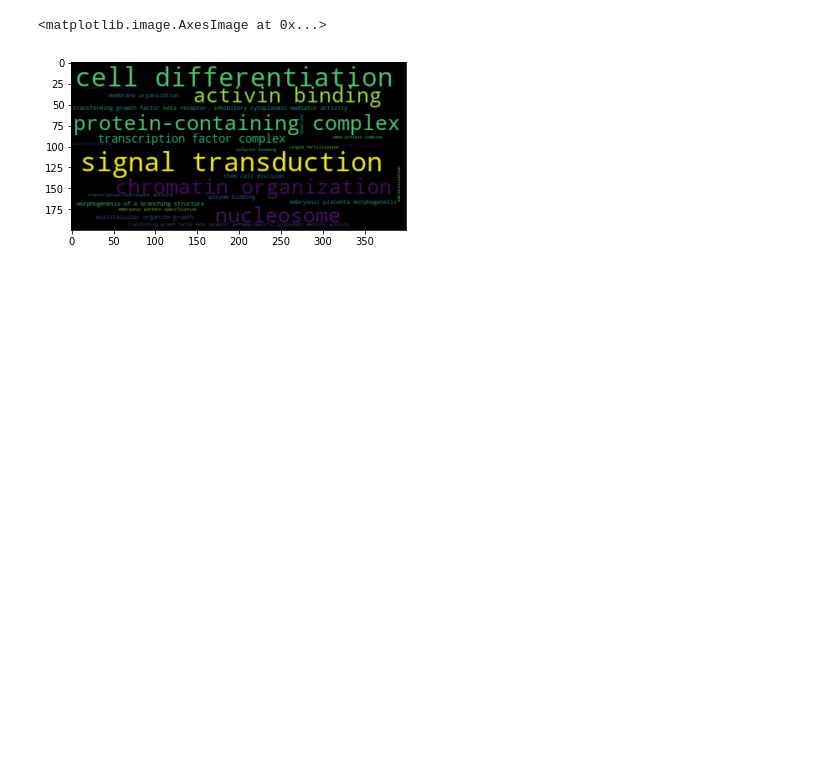
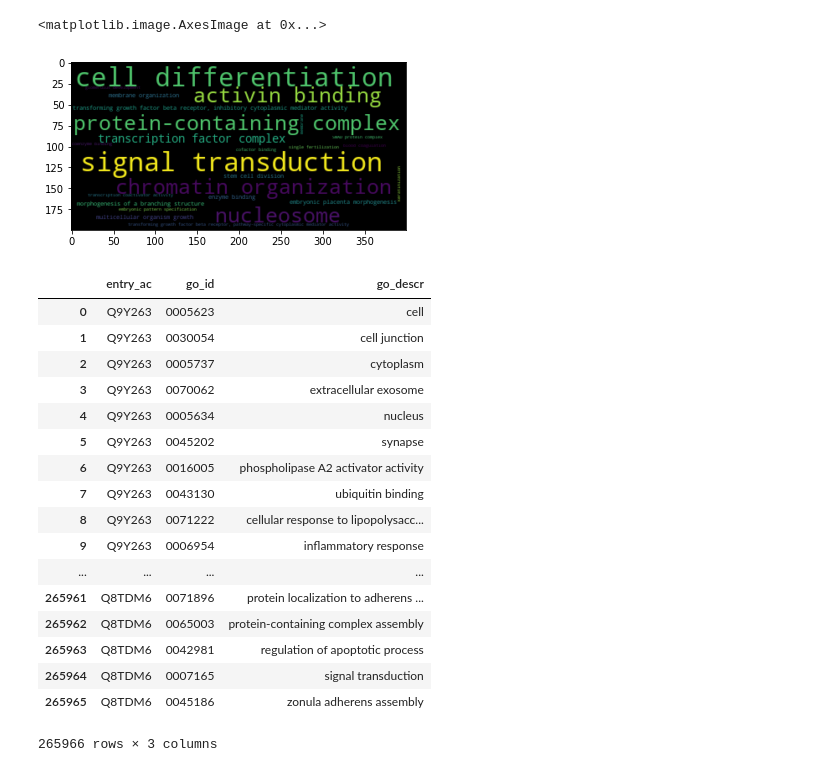
Before and after one commit to damiclem/proteincake, a Jupyter notebook: Helping function (temp).ipynb, the cells around one changed output. Saved outputs shown, nothing was run; the diff lists cells and outputs as text; code cells hidden in the pictures; blank space fills up the shorter version.

```diff
--- a/Helping function (temp).ipynb
+++ b/Helping function (temp).ipynb
@@ -802,3 +804,24 @@ Try using .loc[row_indexer,col_indexer] = value instead
 See the caveats in the documentation: https://pandas.pydata.org/pandas-docs/stable/user_guide/indexing.html#returning-a-view-versus-a-copy
 <matplotlib.image.AxesImage at 0x...>
 [figure]
+# %%
+ds_gene_ontology
+# %% [output]
+|  | entry_ac | go_id | go_descr |
+| 0 | Q9Y263 | 0005623 | cell |
+| 1 | Q9Y263 | 0030054 | cell junction |
+| 2 | Q9Y263 | 0005737 | cytoplasm |
+| 3 | Q9Y263 | 0070062 | extracellular exosome |
+| 4 | Q9Y263 | 0005634 | nucleus |
+| 5 | Q9Y263 | 0045202 | synapse |
+| 6 | Q9Y263 | 0016005 | phospholipase A2 activator activity |
+| 7 | Q9Y263 | 0043130 | ubiquitin binding |
+| 8 | Q9Y263 | 0071222 | cellular response to lipopolysacc... |
+| 9 | Q9Y263 | 0006954 | inflammatory response |
+| ... | ... | ... | ... |
+| 265961 | Q8TDM6 | 0071896 | protein localization to adherens ... |
+| 265962 | Q8TDM6 | 0065003 | protein-containing complex assembly |
+| 265963 | Q8TDM6 | 0042981 | regulation of apoptotic process |
+| 265964 | Q8TDM6 | 0007165 | signal transduction |
+| 265965 | Q8TDM6 | 0045186 | zonula adherens assembly |
+265966 rows × 3 columns
```
Also changed, not shown: parts of 3 cells of this notebook, 23 other files.
